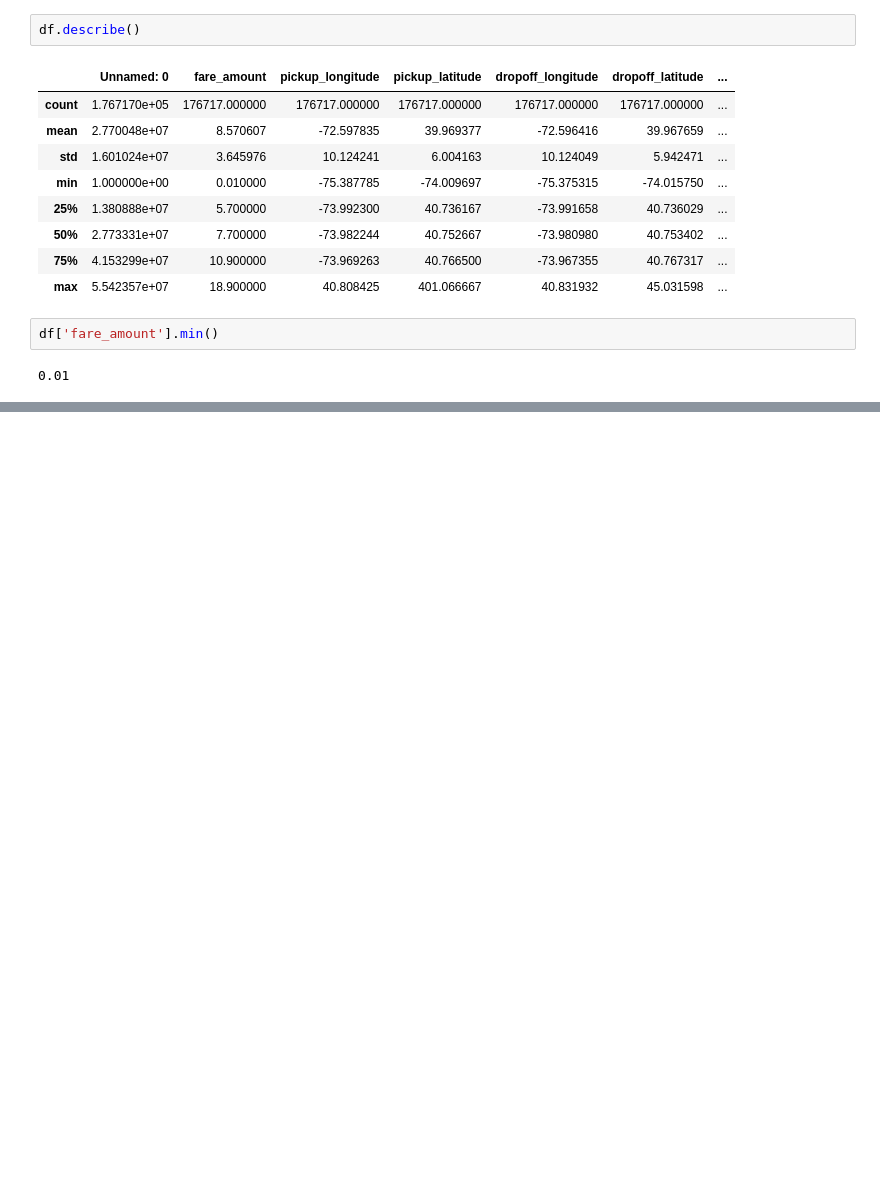
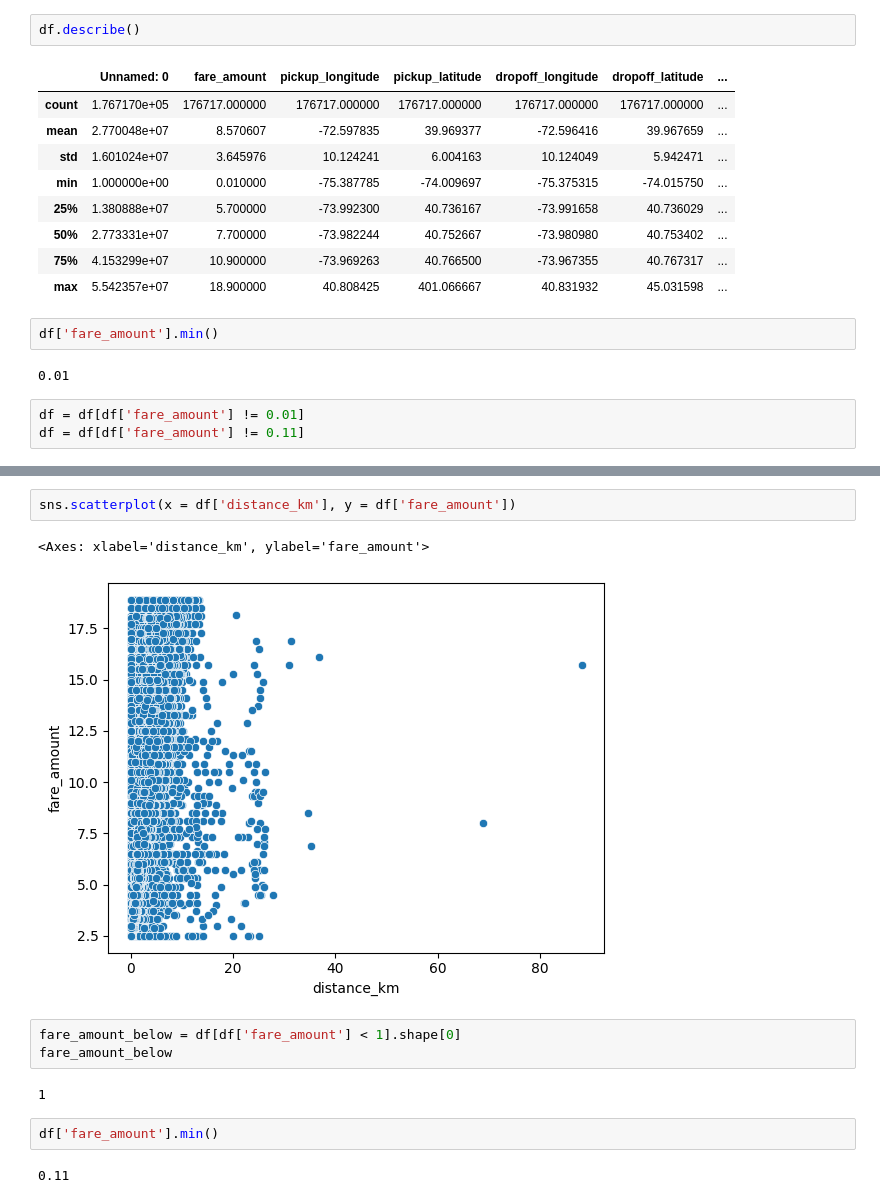
Before and after one commit to JoaoCardoso027/Df-Uber, a Jupyter notebook: Projeto1.ipynb, the cells around one changed output, grey strips where cells are left out. Cells and saved outputs as stored; diff of their text form; blank space fills up the shorter version.

```diff
--- a/Projeto1.ipynb
+++ b/Projeto1.ipynb
@@ -193,3 +191,6 @@ df.describe()
 df['fare_amount'].min()
 # %% [output]
 0.01
+# %%
+df = df[df['fare_amount'] != 0.01]
+df = df[df['fare_amount'] != 0.11]
@@ -195,0 +209,14 @@ df['fare_amount'].min()
+# %%
+sns.scatterplot(x = df['distance_km'], y = df['fare_amount'])
+# %% [output]
+<Axes: xlabel='distance_km', ylabel='fare_amount'>
+[figure, added]
+# %%
+fare_amount_below = df[df['fare_amount'] < 1].shape[0]
+fare_amount_below
+# %% [output]
+1
+# %%
+df['fare_amount'].min()
+# %% [output]
+0.11
```
Also changed, not shown: parts of 2 cells of this notebook.
